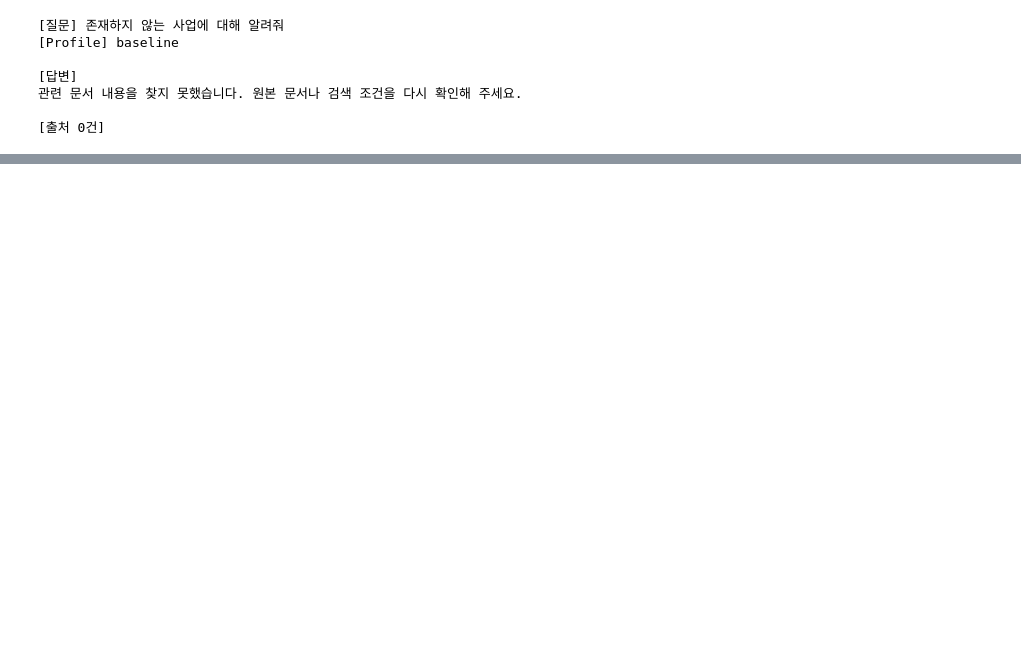
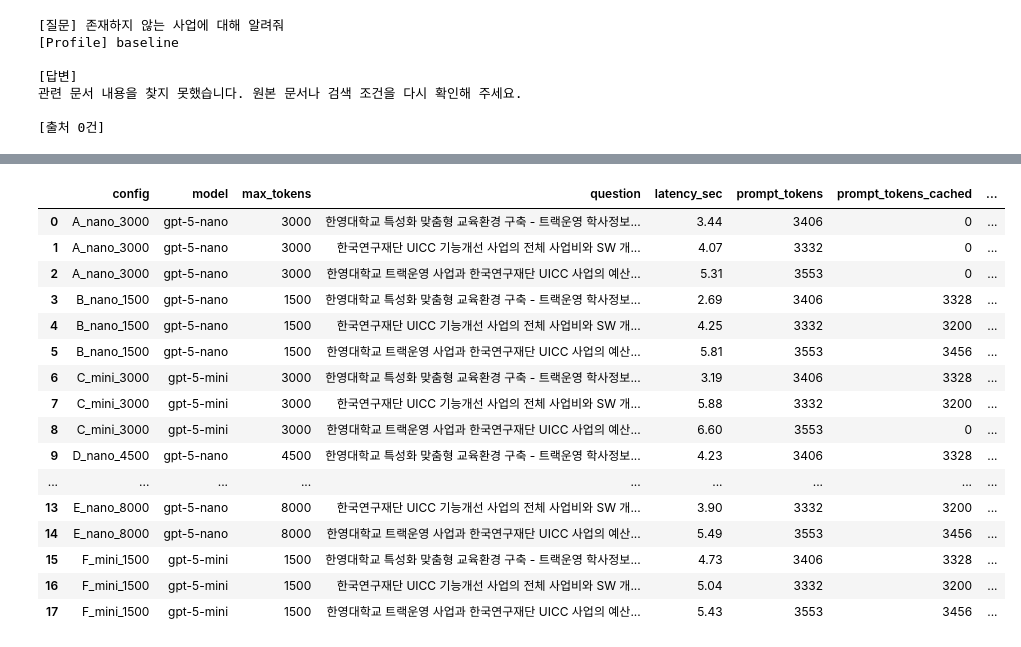
Before and after one commit to tjgh8167/rfp-rag-project, a Jupyter notebook: notebook/03_generation_test.ipynb, the cells around one changed output, grey strips where cells are left out. Cells and saved outputs as stored; diff of their text form; code cells hidden in the pictures; blank space fills up the shorter version.

```diff
--- a/notebook/03_generation_test.ipynb
+++ b/notebook/03_generation_test.ipynb
@@ -525,0 +544,9 @@ for cfg, q in targets:
+# %%
+import sys
+sys.path.insert(0, "..")  # 노트북이 notebook/ 폴더 안에 있다면
+from api_main import run
+from langchain_community.callbacks import get_openai_callback
+
+with get_openai_callback() as cb:
+    response = run("한영대학교 특성화 맞춤형 교육환경 구축 사업의 예산과 수행 기간은 어떻게 돼?", profile="openai")
+print(vars(cb))
@@ -525,0 +631,45 @@ for cfg, q in targets:
+# %%
+# --- 셀 2: NEW_CONFIGS 비교 (1회씩) ---
+NEW_CONFIGS = {
+    "E_nano_8000": {"model": "gpt-5-nano", "max_tokens": 8000},
+    "F_mini_1500": {"model": "gpt-5-mini", "max_tokens": 1500},
+}
+
+new_results = []
+for cfg_name, overrides in NEW_CONFIGS.items():
+    tmp_path = make_temp_config(overrides)
+    for q in QUESTIONS:
+        start = time.perf_counter()
+        with get_openai_callback() as cb:
+            response = run(q, config_path=tmp_path, profile="openai")
+        elapsed = time.perf_counter() - start
+        new_results.append({
+            "config": cfg_name, "model": overrides["model"], "max_tokens": overrides["max_tokens"],
+            "question": q, "latency_sec": round(elapsed, 2),
+            "prompt_tokens": cb.prompt_tokens, "prompt_tokens_cached": cb.prompt_tokens_cached,
+            "completion_tokens": cb.completion_tokens,
+            "answer_len": len(response["answer"]),
+            "cost_usd": round(cb.total_cost, 5), "answer": response["answer"],
+        })
+
+df2 = pd.DataFrame(new_results)
+df_all = pd.concat([df, df2], ignore_index=True)
+df_all
+# %% [output]
+|  | config | model | max_tokens | question | latency_sec | prompt_tokens | prompt_tokens_cached | ... |
+| 0 | A_nano_3000 | gpt-5-nano | 3000 | 한영대학교 특성화 맞춤형 교육환경 구축 - 트랙운영 학사정보... | 3.44 | 3406 | 0 | ... |
+| 1 | A_nano_3000 | gpt-5-nano | 3000 | 한국연구재단 UICC 기능개선 사업의 전체 사업비와 SW 개... | 4.07 | 3332 | 0 | ... |
+| 2 | A_nano_3000 | gpt-5-nano | 3000 | 한영대학교 트랙운영 사업과 한국연구재단 UICC 사업의 예산... | 5.31 | 3553 | 0 | ... |
+| 3 | B_nano_1500 | gpt-5-nano | 1500 | 한영대학교 특성화 맞춤형 교육환경 구축 - 트랙운영 학사정보... | 2.69 | 3406 | 3328 | ... |
+| 4 | B_nano_1500 | gpt-5-nano | 1500 | 한국연구재단 UICC 기능개선 사업의 전체 사업비와 SW 개... | 4.25 | 3332 | 3200 | ... |
+| 5 | B_nano_1500 | gpt-5-nano | 1500 | 한영대학교 트랙운영 사업과 한국연구재단 UICC 사업의 예산... | 5.81 | 3553 | 3456 | ... |
+| 6 | C_mini_3000 | gpt-5-mini | 3000 | 한영대학교 특성화 맞춤형 교육환경 구축 - 트랙운영 학사정보... | 3.19 | 3406 | 3328 | ... |
+| 7 | C_mini_3000 | gpt-5-mini | 3000 | 한국연구재단 UICC 기능개선 사업의 전체 사업비와 SW 개... | 5.88 | 3332 | 3200 | ... |
+| 8 | C_mini_3000 | gpt-5-mini | 3000 | 한영대학교 트랙운영 사업과 한국연구재단 UICC 사업의 예산... | 6.60 | 3553 | 0 | ... |
+| 9 | D_nano_4500 | gpt-5-nano | 4500 | 한영대학교 특성화 맞춤형 교육환경 구축 - 트랙운영 학사정보... | 4.23 | 3406 | 3328 | ... |
+| ... | ... | ... | ... | ... | ... | ... | ... | ... |
+| 13 | E_nano_8000 | gpt-5-nano | 8000 | 한국연구재단 UICC 기능개선 사업의 전체 사업비와 SW 개... | 3.90 | 3332 | 3200 | ... |
+| 14 | E_nano_8000 | gpt-5-nano | 8000 | 한영대학교 트랙운영 사업과 한국연구재단 UICC 사업의 예산... | 5.49 | 3553 | 3456 | ... |
+| 15 | F_mini_1500 | gpt-5-mini | 1500 | 한영대학교 특성화 맞춤형 교육환경 구축 - 트랙운영 학사정보... | 4.73 | 3406 | 3328 | ... |
+| 16 | F_mini_1500 | gpt-5-mini | 1500 | 한국연구재단 UICC 기능개선 사업의 전체 사업비와 SW 개... | 5.04 | 3332 | 3200 | ... |
+| 17 | F_mini_1500 | gpt-5-mini | 1500 | 한영대학교 트랙운영 사업과 한국연구재단 UICC 사업의 예산... | 5.43 | 3553 | 3456 | ... |
```
Also changed, not shown: parts of 22 cells of this notebook.
